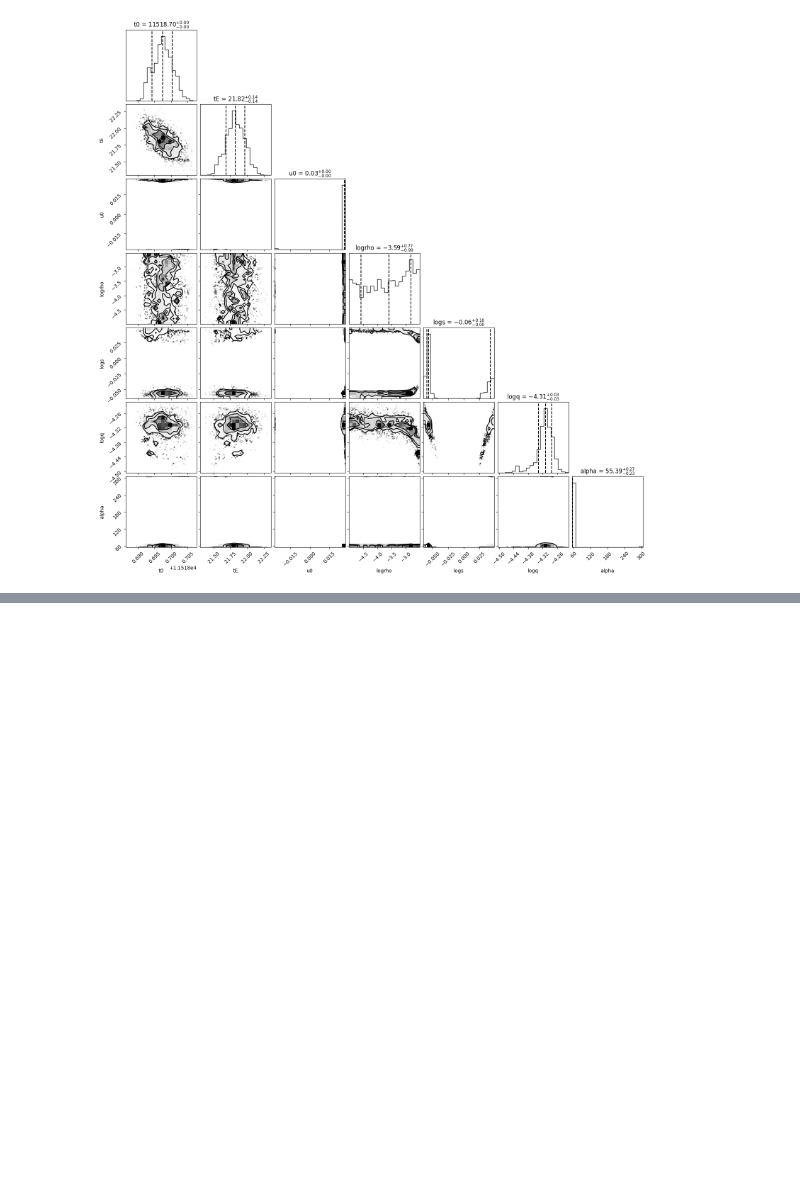
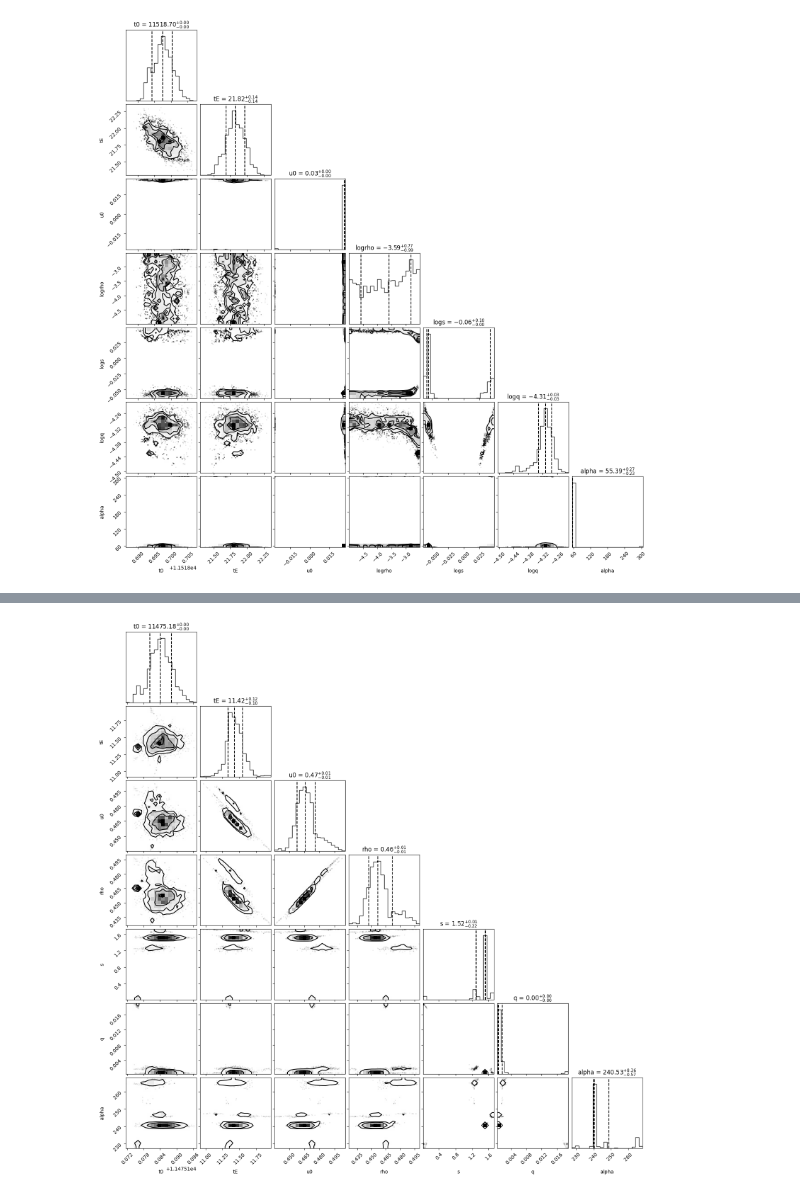
Before and after one commit to exoclam/birp, a Jupyter notebook: end-here-ml.ipynb, the cells around one changed output, grey strips where cells are left out. Cells and saved outputs as stored; diff of their text form; code cells hidden in the pictures; blank space fills up the shorter version.

```diff
--- a/end-here-ml.ipynb
+++ b/end-here-ml.ipynb
@@ -584,0 +880,30 @@ WARNING:root:Too few points to create valid contours
+# %%
+import emcee, corner
+from multiprocess import Pool, cpu_count
+
+# best fit params from RTModel
+x0 = np.array([t0, tE, u0, rho, s, q, np.degrees(alpha)])
+param_names = ["t0", "tE", "u0", "rho", "s", "q", "alpha"]
+bounds = None   # or e.g. {"t0": (x0[0]-x0[1], x0[0]+x0[1]), "tE": (x0[1]-20, x0[1]+20)}
+
+ndim, nwalkers, nsteps = len(param_names), 25, 20000 # try 25 walkers, 1500 steps first
+scales = np.array([3*t0_err, 3*tE_err, 3*u0_err, 3*rho_err, 3*s_err, 3*q_err, 3*alpha_err])  # per-parameter ball size
+rng = np.random.default_rng(46)
+
+# Initial ball around x0; x0 itself must lie inside the bounds or this loops forever
+p0 = x0 + scales * rng.standard_normal((nwalkers, ndim))
+for k in range(nwalkers):
+    while not np.isfinite(log_prior(p0[k], param_names, bjd, bounds)):
+        p0[k] = x0 + scales * rng.standard_normal(ndim)
+
+with Pool(cpu_count() - 1) as pool:
+    sampler = emcee.EnsembleSampler(
+        nwalkers, ndim, log_probability,
+        args=(param_names, bjd, flux, flux_err, bounds),
+        pool=pool)
+    sampler.run_mcmc(p0, nsteps, progress=True)
+
+tau = sampler.get_autocorr_time(tol=0)
+flat = sampler.get_chain(discard=int(5 * tau.max()), thin=max(1, int(tau.min() / 2)), flat=True)
+fig = corner.corner(flat, labels=param_names, quantiles=[0.16, 0.5, 0.84], show_titles=True)
+# %% [output]
@@ -584,0 +913 @@ WARNING:root:Too few points to create valid contours
+[figure, added]
```
Also changed, not shown: parts of 25 cells of this notebook.
